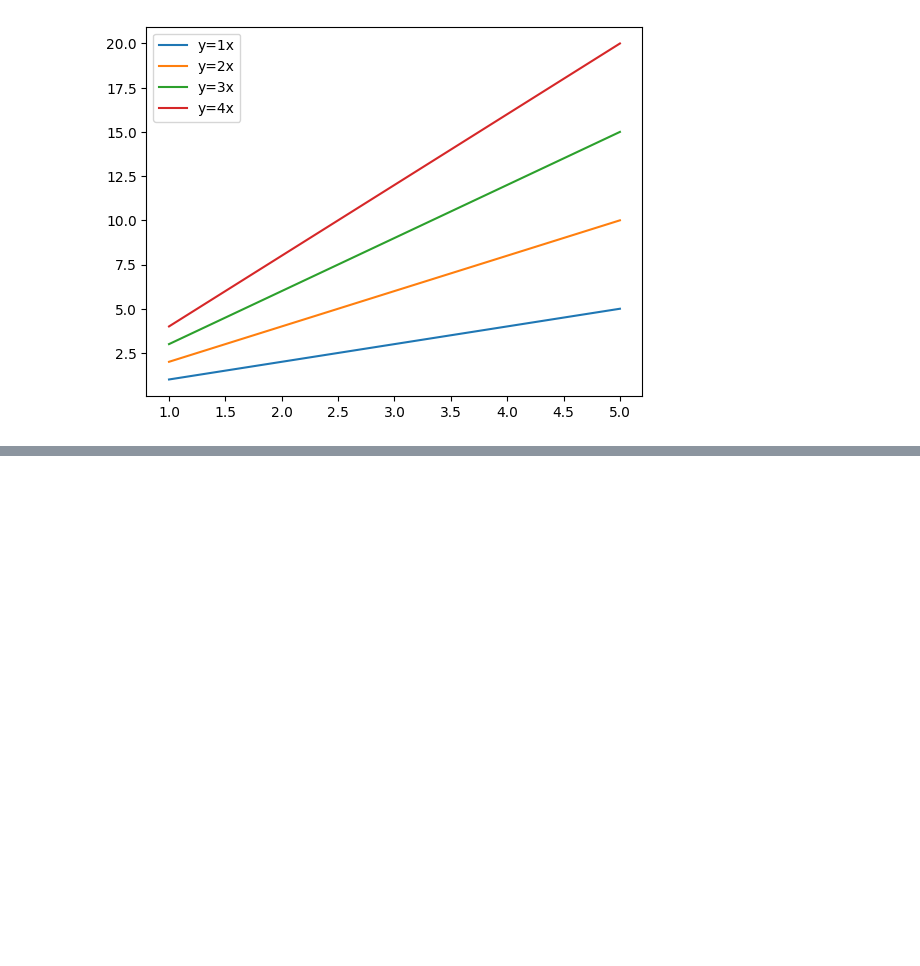
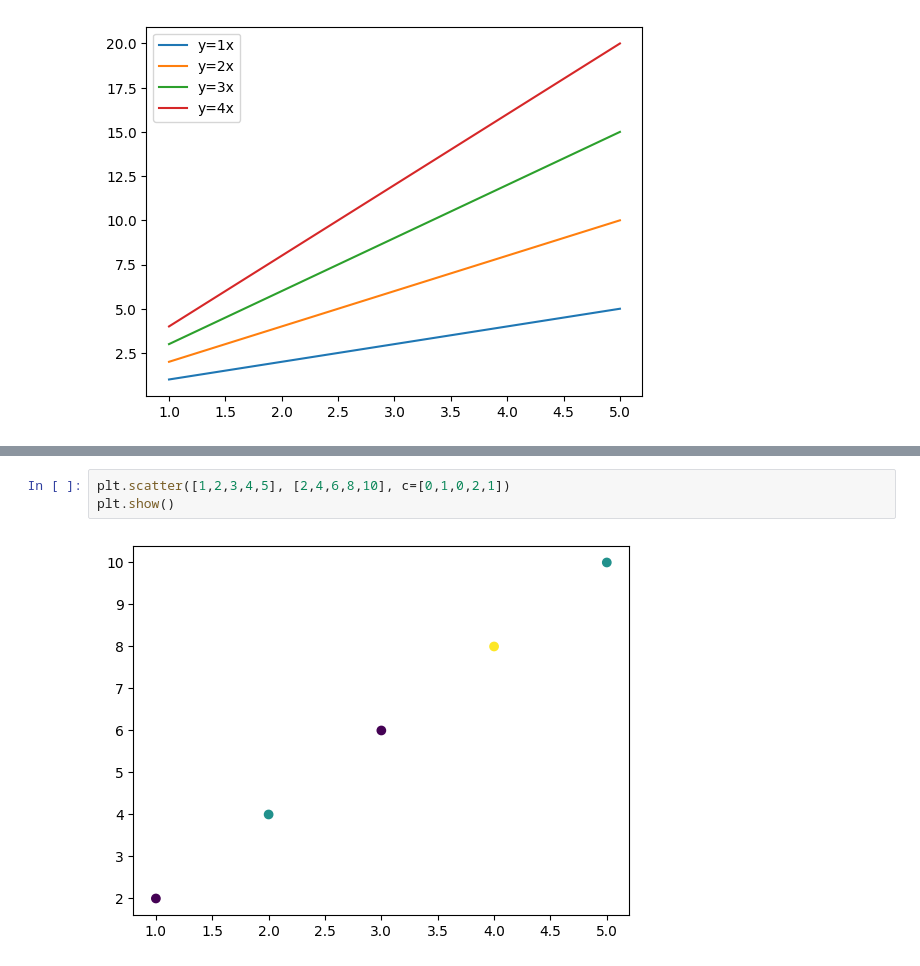
Before and after one commit to inancarin/DSA201_2024_2025_FALL, a Jupyter notebook: Week3/Lecture/matplotlib.ipynb, the cells around one changed output, grey strips where cells are left out. Saved outputs shown, nothing was run; the diff lists cells and outputs as text; blank space fills up the shorter version.

```diff
--- a/Week3/Lecture/matplotlib.ipynb
+++ b/Week3/Lecture/matplotlib.ipynb
@@ -76,0 +105,5 @@ plt.show()
+# %%
+plt.scatter([1,2,3,4,5], [2,4,6,8,10], c=[0,1,0,2,1])
+plt.show()
+# %% [output]
+[figure, added]
```
Also changed, not shown: parts of 7 cells of this notebook, 3 other files.
